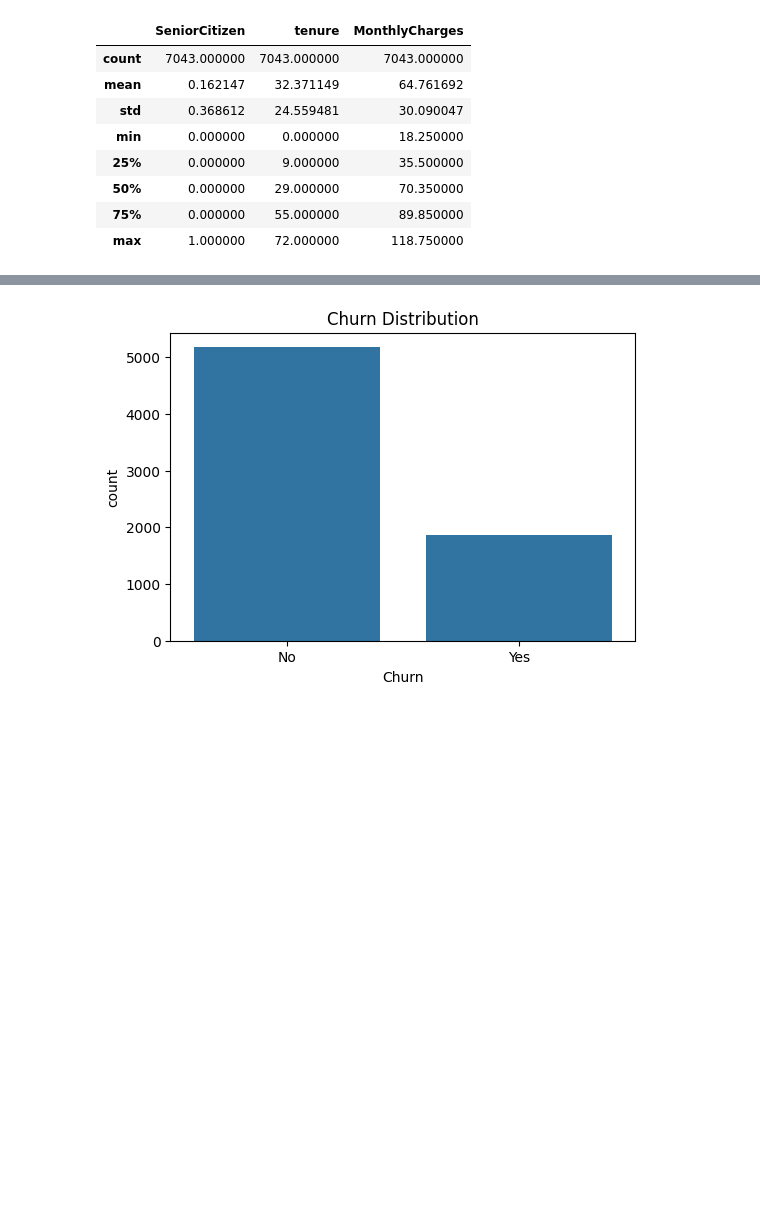
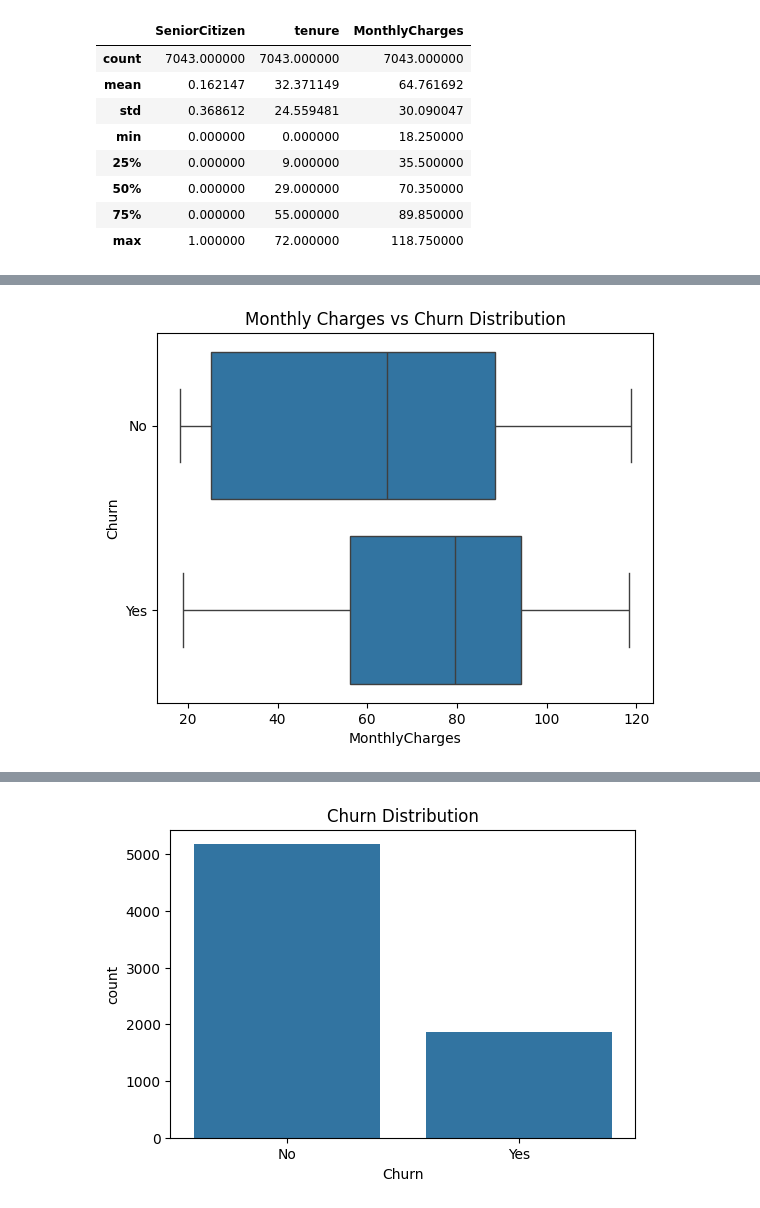
Before and after one commit to Omethmee/CoureseWork-for-Machine-Learning, a Jupyter notebook: 2425451.ipynb, the cells around one changed output, grey strips where cells are left out. Saved outputs shown, nothing was run; the diff lists cells and outputs as text; code cells hidden in the pictures; blank space fills up the shorter version.

```diff
--- a/2425451.ipynb
+++ b/2425451.ipynb
@@ -79,2 +99,9 @@ df['TotalCharges'] = df['TotalCharges'].fillna(df['TotalCharges'].median())
 # %%
 import seaborn as sns
+# %%
+#Outlier MonthlyCharges
+sns.boxplot(data=df, x='MonthlyCharges', y='Churn')
+plt.title('Monthly Charges vs Churn Distribution')
+plt.show()
+# %% [output]
+[figure, added]
```
Also changed, not shown: parts of 17 cells of this notebook.
